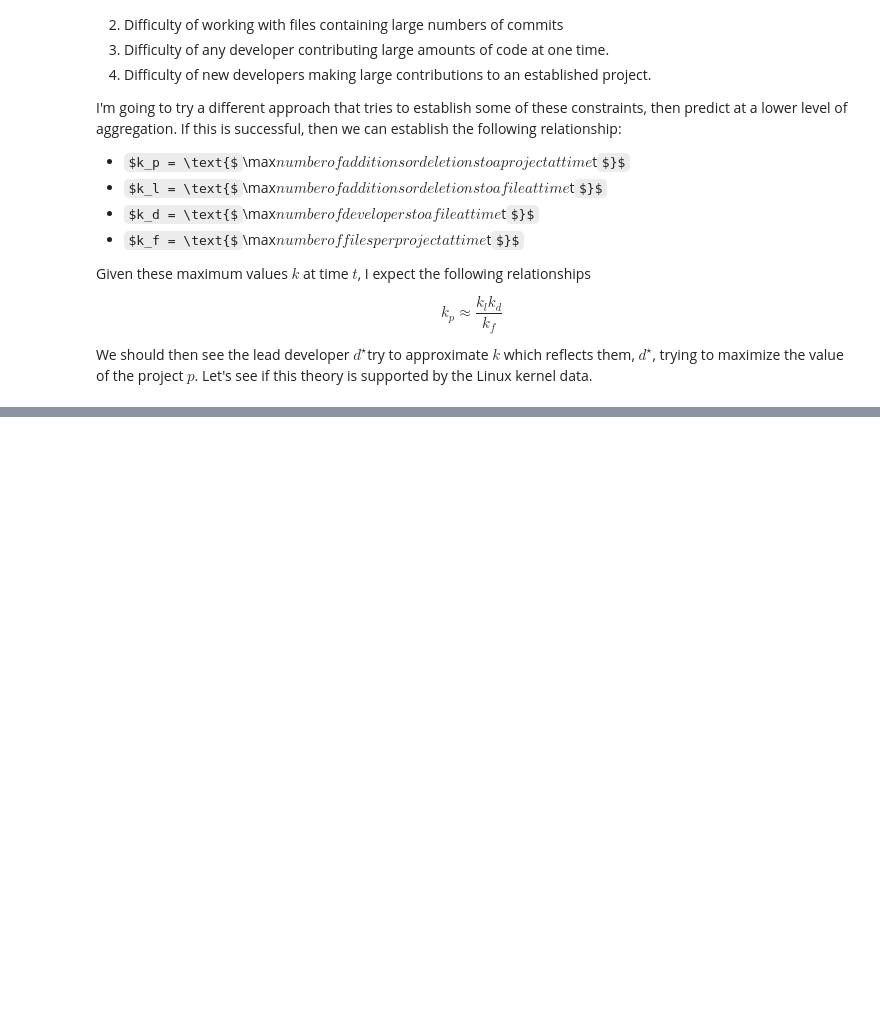
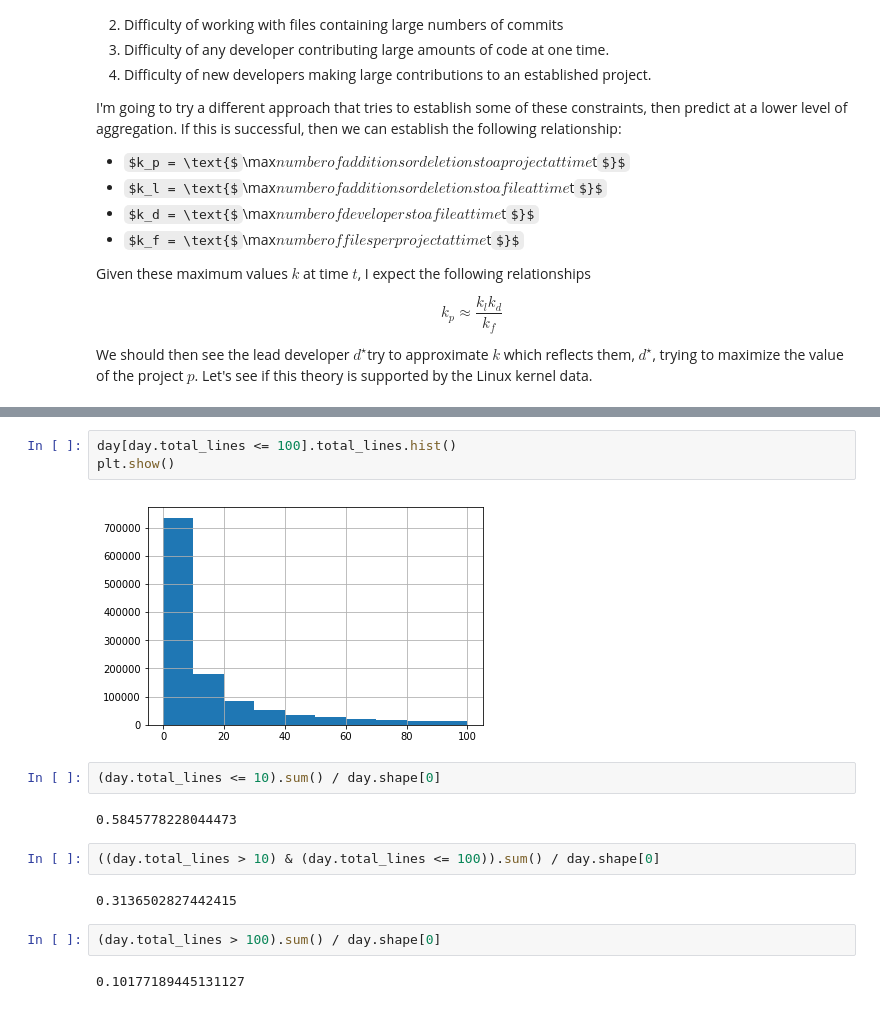
Before and after one commit to tbonza/EDS19, a Jupyter notebook: project/prototype.ipynb, the cells around one changed output, grey strips where cells are left out. Drawn from its saved outputs; the diff is of its cells as text; some formulas as TeX source; blank space fills up the shorter version.

```diff
--- a/project/prototype.ipynb
+++ b/project/prototype.ipynb
@@ -499,0 +557,17 @@ Linux kernel data.
+# %%
+day[day.total_lines <= 100].total_lines.hist()
+plt.show()
+# %% [output]
+[figure, added]
+# %%
+(day.total_lines <= 10).sum() / day.shape[0]
+# %% [output]
+0.5845778228044473
+# %%
+((day.total_lines > 10) & (day.total_lines <= 100)).sum() / day.shape[0]
+# %% [output]
+0.3136502827442415
+# %%
+(day.total_lines > 100).sum() / day.shape[0]
+# %% [output]
+0.10177189445131127
```
Also changed, not shown: parts of 52 cells of this notebook.
